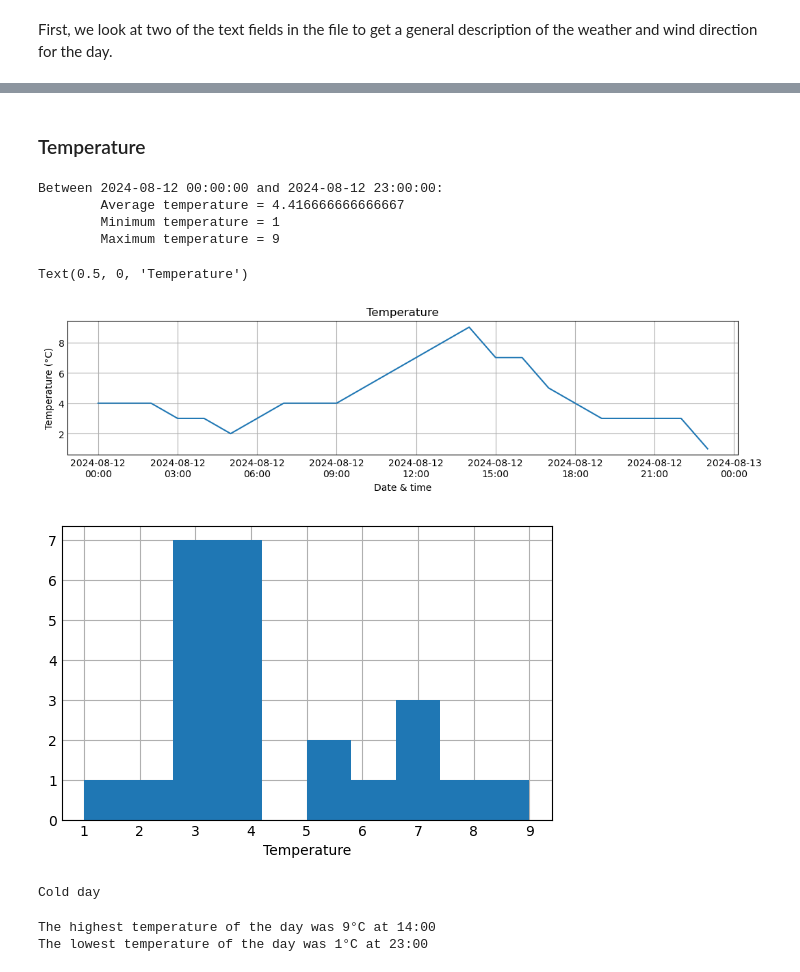
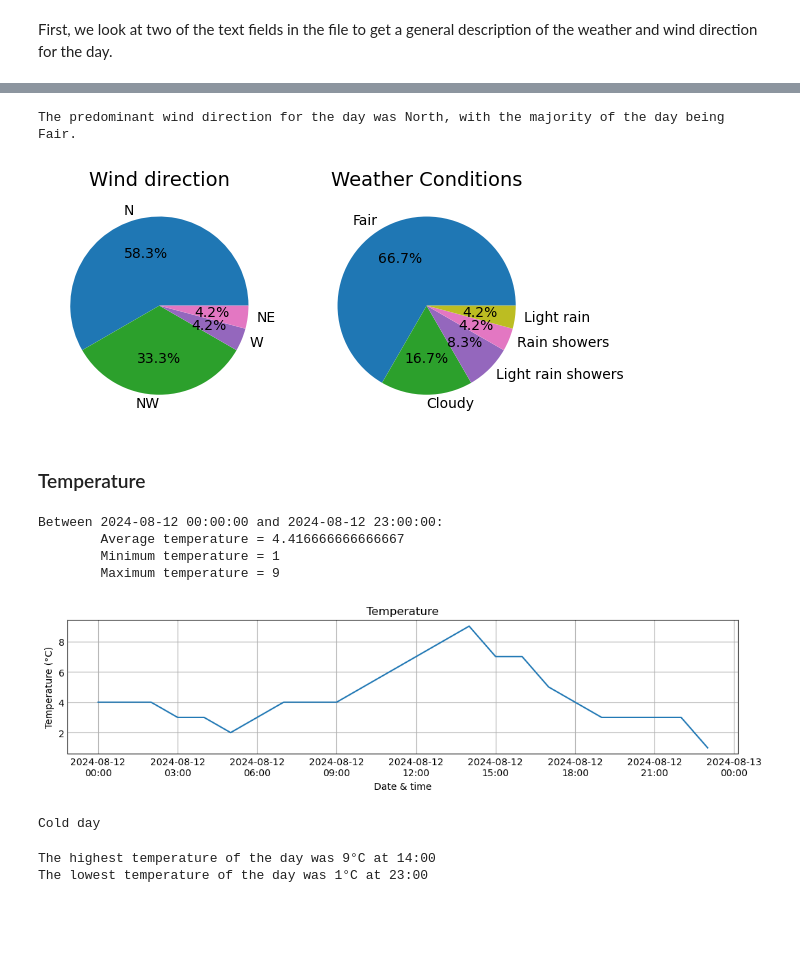
Before and after one commit to Ange-Dvs/computer_infrastructure_assessment, a Jupyter notebook: weather.ipynb, the cells around one changed output, grey strips where cells are left out. Cells and saved outputs as stored; diff of their text form; code cells hidden in the pictures; blank space fills up the shorter version.

```diff
--- a/weather.ipynb
+++ b/weather.ipynb
@@ -325,3 +340,34 @@ The predominant wind direction for the day was a north wind with the majority of
+# %%
+# Creating a summary of the values entered in the cardinalyWindDirection & weatherDescription fields, matched with the count of how many times each value occurs
+counted_cardinalWindDirection = df['cardinalWindDirection'].value_counts()
+#print(counted_cardinalWindDirection) used for testing
+counted_weather_descriptions = df['weatherDescription'].value_counts()
+#print(counted_weather_descriptions) used for testing
+
+colors = colours_for_pie(counted_cardinalWindDirection, counted_weather_descriptions)
+most_common_descrp = df['weatherDescription'].mode()[0] # finding the most common weather description of the day.
+most_common_wind_direction = check_common_wind_direction(df)
+
+print(f'The predominant wind direction for the day was {most_common_wind_direction}, with the majority of the day being {most_common_descrp}.')
+
+# Creating pie charts to show the breakdown of each wind directions and weather condition reported for the day
+# Using the .index assign the labels the values returned from the .value_count() function
+# Adding the percentage per each value in the slice chart
+
+plt.figure(figsize=(5,3)) # setting the figure size to avoid over crowding of the pie charts
+
+plt.subplot(1, 2, 1)
+plt.pie(counted_cardinalWindDirection, labels=counted_cardinalWindDirection.index, autopct='%1.1f%%', colors=colors)
+plt.title('Wind direction', x=.5, fontsize=14, ha='center') #setting the title for the figure, it's size and positioning on the figure
+
+plt.subplot(1, 2, 2)
+plt.pie(counted_weather_descriptions, labels=counted_weather_descriptions.index, autopct='%1.1f%%', colors=colors)
+plt.title('Weather Conditions', x=.5, fontsize=14, ha='center') #setting the title for the figure, it's size and positioning on the figure
+
+plt.show()
+# %% [output]
+The predominant wind direction for the day was North, with the majority of the day being Fair.
+[figure, added]
 # %% [markdown]
 ### Temperature
 # %%
@@ -343,43 +389,18 @@ max_temp = df['temperature'].max()
 
 print(f'Between {df.index[0]} and {df.index[-1]}:\n\tAverage temperature = {mean_temp}\n\tMinimum temperature = {min_temp}\n\tMaximum temperature = {max_temp}')
 
-plt.figure(figsize=(5,3))
-plt.style.use('_mpl-gallery')
-plt.hist(df['temperature'])
-plt.xlabel('Temperature')
+plt.show()
 # %% [output]
 Between 2024-08-12 00:00:00 and 2024-08-12 23:00:00:
         Average temperature = 4.416666666666667
         Minimum temperature = 1
         Maximum temperature = 9
-Text(0.5, 0, 'Temperature')
 [figure]
-[figure, removed]
-# %%
-# determining the average temperature of the day
-
-av_temp = df['temperature'].mean()
-
-#print(av_temp) used for testing the temperature classification.
-
-if av_temp <= 0:
-    temp_classification = 'Freezing day'
-
-elif av_temp >= 1 and av_temp <= 13:
-    temp_classification = 'Cold day'
-
-elif av_temp >= 14 and av_temp <= 20:
-    temp_classification = 'Cool day'
-
-elif av_temp >= 21 and av_temp <= 23:
-    temp_classification = 'Warm day'
-
-else:
-    temp_classification = 'Hot day'
-
-print(temp_classification)
-# %% [output]
-Cold day
+# %%
+temp_category_for_day = classifying_temperature(df)
+print(temp_category_for_day)
+# %% [output]
+Cold day
 # %%
 # getting the max and min temp of the day and the time
 
```
Also changed, not shown: parts of 22 cells of this notebook, 1 other file.
